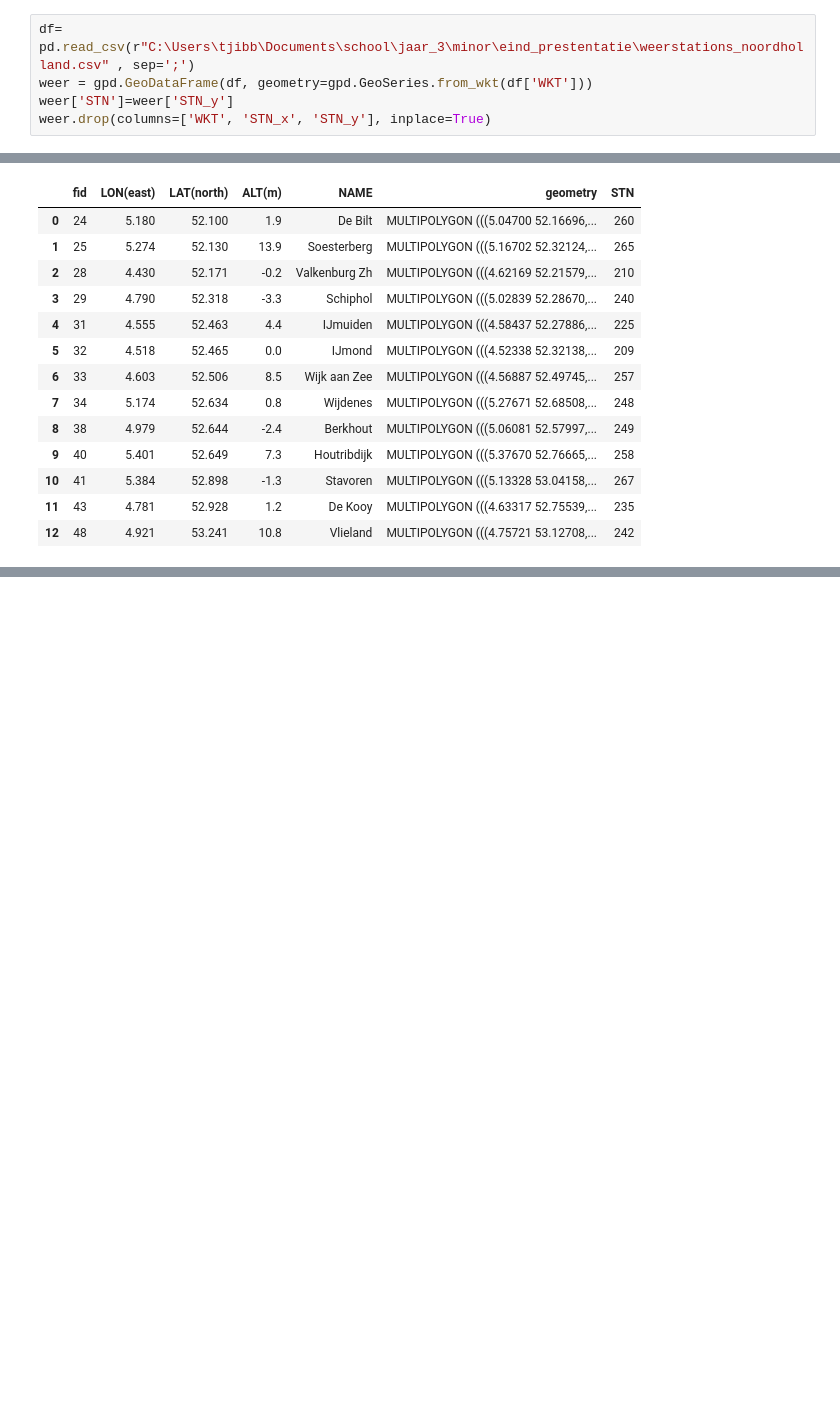
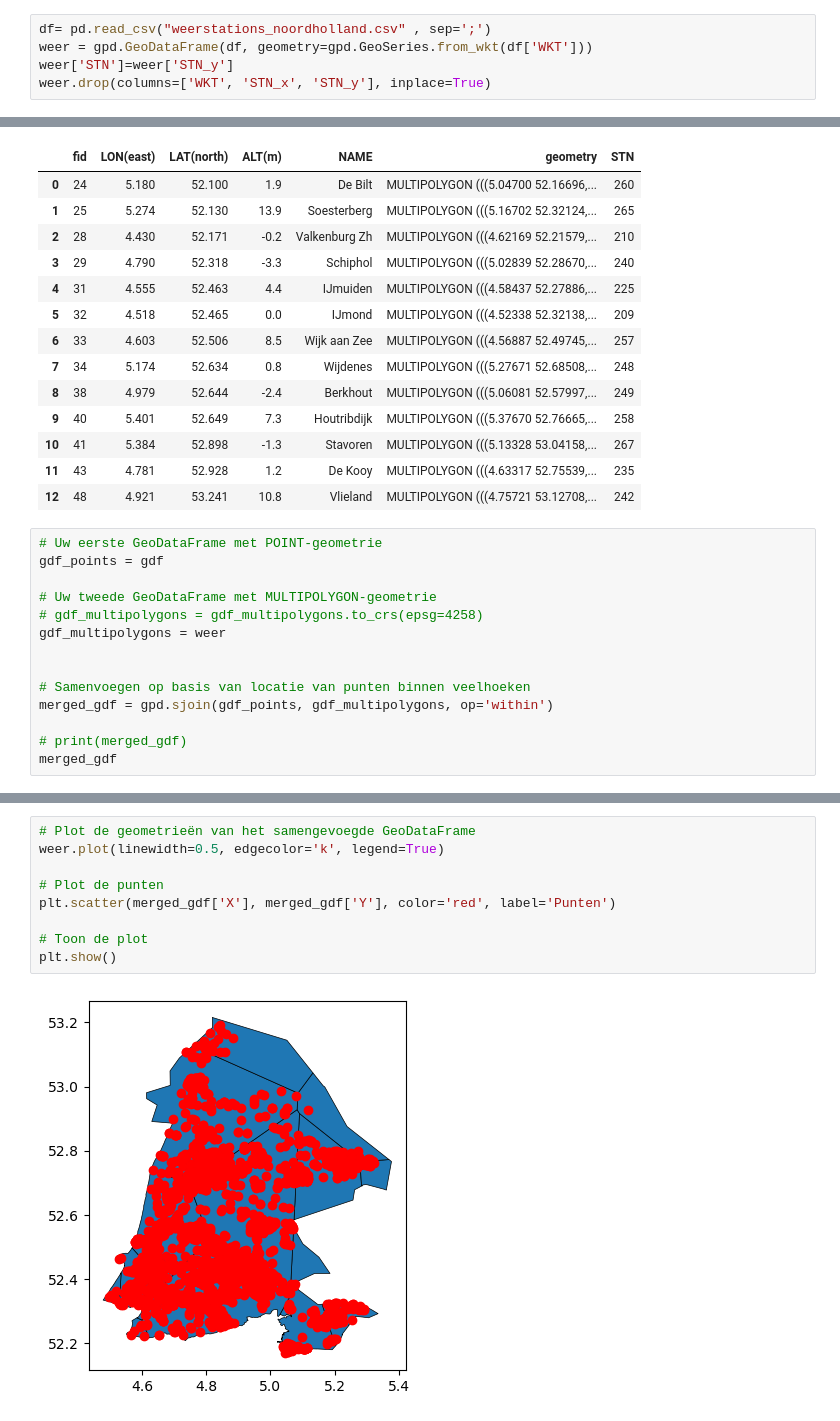
Before and after one commit to tj-072/eindpresentatie_VAv2, a Jupyter notebook: verkeer.ipynb, the cells around one changed output, grey strips where cells are left out. Cells and saved outputs as stored; diff of their text form; blank space fills up the shorter version.

Commit message:
noord holland

```diff
--- a/verkeer.ipynb
+++ b/verkeer.ipynb
@@ -428,7 +428,7 @@ plt.show()
 # %% [output]
 [figure]
 # %%
-df= pd.read_csv(r"C:\Users\tjibb\Documents\school\jaar_3\minor\eind_prestentatie\weerstations_noordholland.csv" , sep=';')
+df= pd.read_csv("weerstations_noordholland.csv" , sep=';')
 weer = gpd.GeoDataFrame(df, geometry=gpd.GeoSeries.from_wkt(df['WKT']))
 weer['STN']=weer['STN_y']
 weer.drop(columns=['WKT', 'STN_x', 'STN_y'], inplace=True)
@@ -449,3 +449,17 @@ weer
 | 10 | 41 | 5.384 | 52.898 | -1.3 | Stavoren | MULTIPOLYGON (((5.13328 53.04158,... | 267 |
 | 11 | 43 | 4.781 | 52.928 | 1.2 | De Kooy | MULTIPOLYGON (((4.63317 52.75539,... | 235 |
 | 12 | 48 | 4.921 | 53.241 | 10.8 | Vlieland | MULTIPOLYGON (((4.75721 53.12708,... | 242 |
+# %%
+# Uw eerste GeoDataFrame met POINT-geometrie
+gdf_points = gdf
+
+# Uw tweede GeoDataFrame met MULTIPOLYGON-geometrie
+# gdf_multipolygons = gdf_multipolygons.to_crs(epsg=4258)
+gdf_multipolygons = weer
+
+
+# Samenvoegen op basis van locatie van punten binnen veelhoeken
+merged_gdf = gpd.sjoin(gdf_points, gdf_multipolygons, op='within')
+
+# print(merged_gdf)
+merged_gdf
@@ -451,0 +480,11 @@ weer
+# %%
+# Plot de geometrieën van het samengevoegde GeoDataFrame
+weer.plot(linewidth=0.5, edgecolor='k', legend=True)
+
+# Plot de punten
+plt.scatter(merged_gdf['X'], merged_gdf['Y'], color='red', label='Punten')
+
+# Toon de plot
+plt.show()
+# %% [output]
+[figure, added]
```
Also changed, not shown: parts of 1 cell of this notebook.
